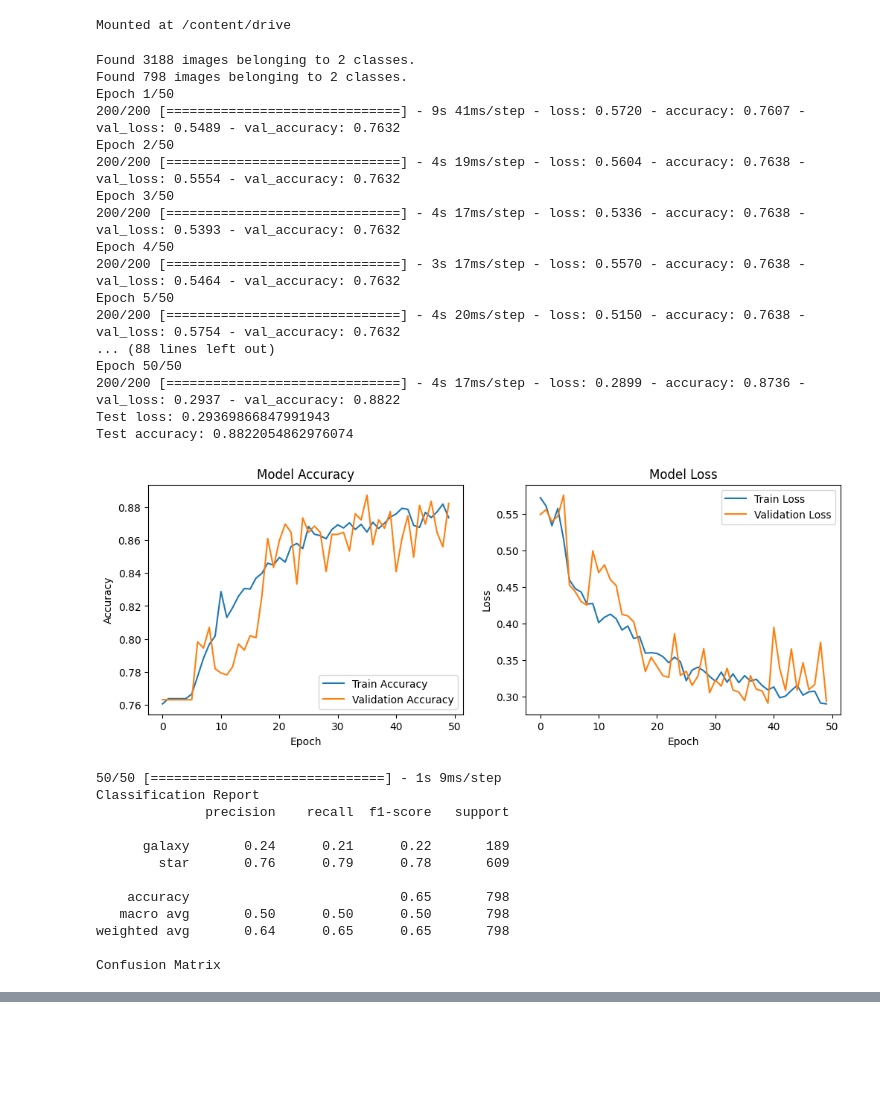
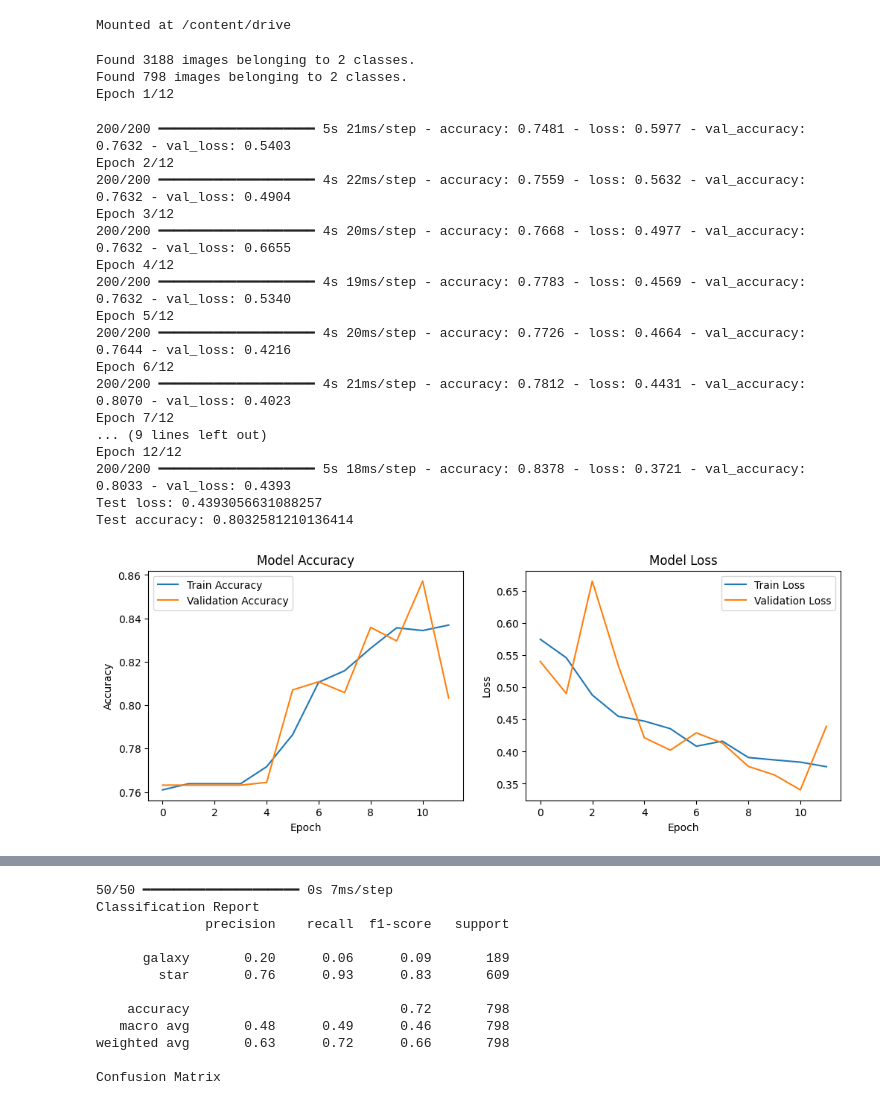
Before and after one commit to AjayDas-M/Star-Galaxy-Classifier-Using-Deep-Learning, a Jupyter notebook: code/star_galaxy_model.ipynb, the cells around one changed output, grey strips where cells are left out. Drawn from its saved outputs; the diff is of its cells as text; code cells hidden in the pictures; blank space fills up the shorter version.

```diff
--- a/code/star_galaxy_model.ipynb
+++ b/code/star_galaxy_model.ipynb
@@ -24,7 +24,6 @@ drive.mount('/content/drive')
 # %% [output]
 Mounted at /content/drive
 # %%
-!pip install numpy matplotlib seaborn tensorflow scikit-learn
 import numpy as np
 import matplotlib.pyplot as plt
 import seaborn as sns
@@ -33,8 +32,8 @@ from tensorflow.keras.layers import Conv2D, MaxPooling2D, Flatten, Dense, Dropou
 from tensorflow.keras.preprocessing.image import ImageDataGenerator
 from sklearn.metrics import classification_report, confusion_matrix
 # Set up directories
-train_dir = '/content/drive/MyDrive/mini-project/data/train'
-test_dir = '/content/drive/MyDrive/mini-project/data/test'
+train_dir = 'dataset1/train'
+test_dir = 'dataset1/test'
 
 
 # Data augmentation and preprocessing
@@ -86,7 +85,7 @@ model.compile(optimizer='adam', loss='categorical_crossentropy', metrics=['accur
 
 # Train the model
 history = model.fit(train_generator,
-                    epochs=50,
+                    epochs=12,
                     validation_data=test_generator)
 
 # Evaluate the model
@@ -105,58 +104,49 @@ plt.ylabel('Accuracy')
 plt.legend()
 
 plt.subplot(1, 2, 2)
 plt.plot(history.history['loss'], label='Train Loss')
 plt.plot(history.history['val_loss'], label='Validation Loss')
 plt.title('Model Loss')
 plt.xlabel('Epoch')
 plt.ylabel('Loss')
 plt.legend()
 
 plt.show()
 
 # Predict on the test set
 Y_pred = model.predict(test_generator)
 y_pred = np.argmax(Y_pred, axis=1)
 
 # Generate classification report and confusion matrix
 print('Classification Report')
 target_names = list(train_generator.class_indices.keys())
 print(classification_report(test_generator.classes, y_pred, target_names=target_names))
 
 print('Confusion Matrix')
 cm = confusion_matrix(test_generator.classes, y_pred)
 sns.heatmap(cm, annot=True, fmt="d", cmap="Blues", xticklabels=target_names, yticklabels=target_names)
 plt.xlabel('Predicted Label')
 plt.ylabel('True Label')
 plt.show()
 # %% [output]
 Found 3188 images belonging to 2 classes.
 Found 798 images belonging to 2 classes.
-Epoch 1/50
-200/200 [==============================] - 9s 41ms/step - loss: 0.5720 - accuracy: 0.7607 - val_loss: 0.5489 - val_accuracy: 0.7632
-Epoch 2/50
-200/200 [==============================] - 4s 19ms/step - loss: 0.5604 - accuracy: 0.7638 - val_loss: 0.5554 - val_accuracy: 0.7632
-Epoch 3/50
-200/200 [==============================] - 4s 17ms/step - loss: 0.5336 - accuracy: 0.7638 - val_loss: 0.5393 - val_accuracy: 0.7632
-Epoch 4/50
-200/200 [==============================] - 3s 17ms/step - loss: 0.5570 - accuracy: 0.7638 - val_loss: 0.5464 - val_accuracy: 0.7632
-Epoch 5/50
-200/200 [==============================] - 4s 20ms/step - loss: 0.5150 - accuracy: 0.7638 - val_loss: 0.5754 - val_accuracy: 0.7632
-... (88 lines left out)
-Epoch 50/50
-200/200 [==============================] - 4s 17ms/step - loss: 0.2899 - accuracy: 0.8736 - val_loss: 0.2937 - val_accuracy: 0.8822
-Test loss: 0.29369866847991943
-Test accuracy: 0.8822054862976074
+Epoch 1/12
+200/200 ━━━━━━━━━━━━━━━━━━━━ 5s 21ms/step - accuracy: 0.7481 - loss: 0.5977 - val_accuracy: 0.7632 - val_loss: 0.5403
+Epoch 2/12
+200/200 ━━━━━━━━━━━━━━━━━━━━ 4s 22ms/step - accuracy: 0.7559 - loss: 0.5632 - val_accuracy: 0.7632 - val_loss: 0.4904
+Epoch 3/12
+200/200 ━━━━━━━━━━━━━━━━━━━━ 4s 20ms/step - accuracy: 0.7668 - loss: 0.4977 - val_accuracy: 0.7632 - val_loss: 0.6655
+Epoch 4/12
+200/200 ━━━━━━━━━━━━━━━━━━━━ 4s 19ms/step - accuracy: 0.7783 - loss: 0.4569 - val_accuracy: 0.7632 - val_loss: 0.5340
+Epoch 5/12
+200/200 ━━━━━━━━━━━━━━━━━━━━ 4s 20ms/step - accuracy: 0.7726 - loss: 0.4664 - val_accuracy: 0.7644 - val_loss: 0.4216
+Epoch 6/12
+200/200 ━━━━━━━━━━━━━━━━━━━━ 4s 21ms/step - accuracy: 0.7812 - loss: 0.4431 - val_accuracy: 0.8070 - val_loss: 0.4023
+Epoch 7/12
+... (9 lines left out)
+Epoch 12/12
+200/200 ━━━━━━━━━━━━━━━━━━━━ 5s 18ms/step - accuracy: 0.8378 - loss: 0.3721 - val_accuracy: 0.8033 - val_loss: 0.4393
+Test loss: 0.4393056631088257
+Test accuracy: 0.8032581210136414
-[figure, old version]
+[figure, new version]
-50/50 [==============================] - 1s 9ms/step
-Classification Report
-              precision    recall  f1-score   support
-
-      galaxy       0.24      0.21      0.22       189
-        star       0.76      0.79      0.78       609
-
-    accuracy                           0.65       798
-   macro avg       0.50      0.50      0.50       798
-weighted avg       0.64      0.65      0.65       798
-
-Confusion Matrix
@@ -162,0 +155,12 @@ Confusion Matrix
+50/50 ━━━━━━━━━━━━━━━━━━━━ 0s 7ms/step
+Classification Report
+              precision    recall  f1-score   support
+
+      galaxy       0.20      0.06      0.09       189
+        star       0.76      0.93      0.83       609
+
+    accuracy                           0.72       798
+   macro avg       0.48      0.49      0.46       798
+weighted avg       0.63      0.72      0.66       798
+
+Confusion Matrix
```
Also changed, not shown: parts of 6 cells of this notebook, 9 other files.
